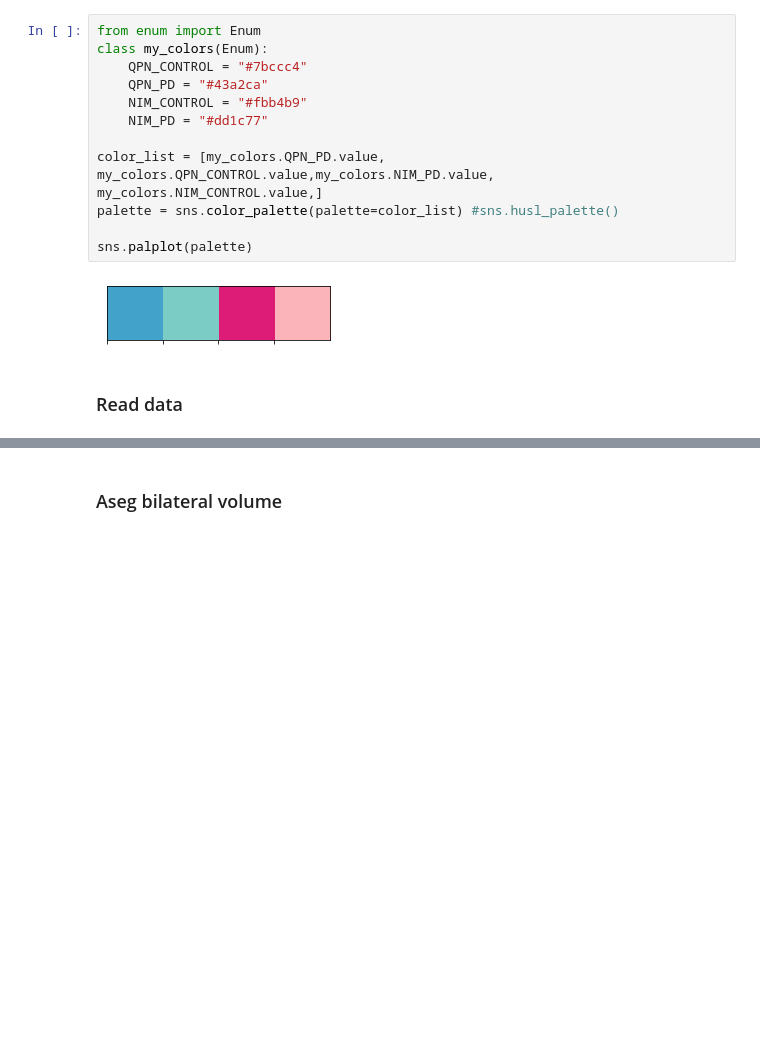
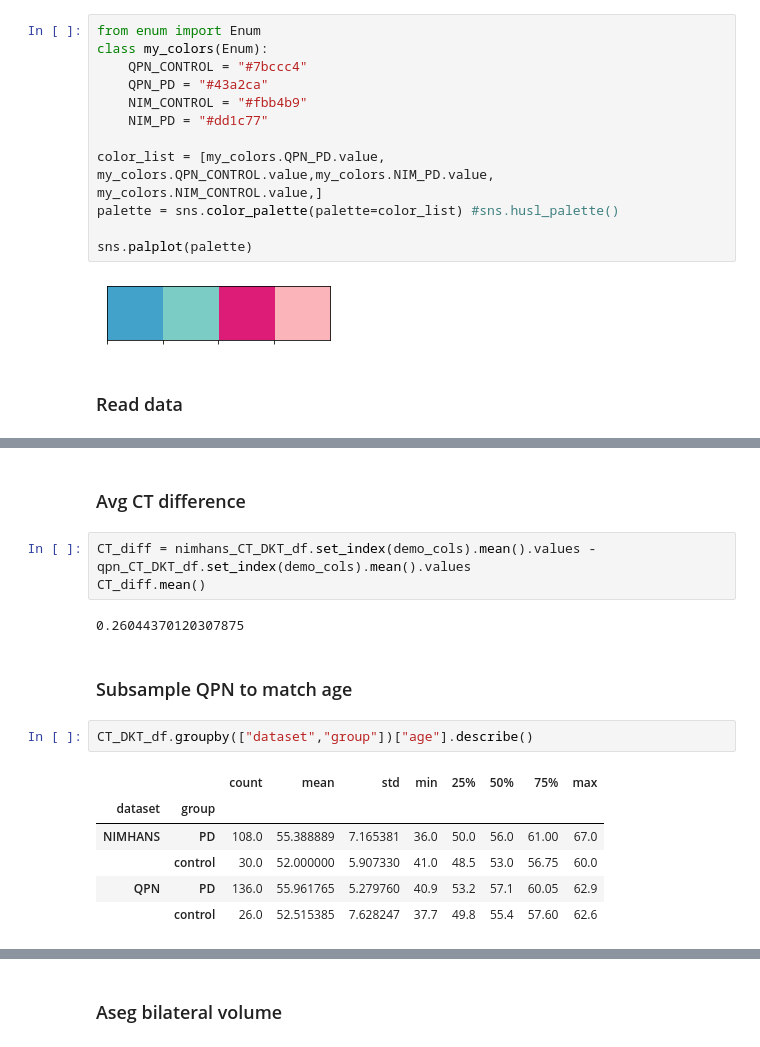
Before and after one commit to neurodatascience/mr_proc-nimhans_serb, a Jupyter notebook: analysis/CT/notebooks/population_comparisons.ipynb, the cells around one changed output, grey strips where cells are left out. Drawn from its saved outputs; the diff is of its cells as text; blank space fills up the shorter version.

```diff
--- a/analysis/CT/notebooks/population_comparisons.ipynb
+++ b/analysis/CT/notebooks/population_comparisons.ipynb
@@ -68,6 +79,24 @@ CT_DKT_df shape: (574, 38)
 | 3 | 2.974 | 2.603 | 1.819 | 3.802 | 2.701 | 2.399 | ... |
 | 4 | 3.015 | 2.939 | 1.998 | 4.177 | 3.054 | 2.831 | ... |
 5 rows × 38 columns
+# %% [markdown]
+### Avg CT difference
+# %%
+CT_diff = nimhans_CT_DKT_df.set_index(demo_cols).mean().values - qpn_CT_DKT_df.set_index(demo_cols).mean().values
+CT_diff.mean()
+# %% [output]
+0.26044370120307875
+# %% [markdown]
+### Subsample QPN to match age
+# %%
+CT_DKT_df.groupby(["dataset","group"])["age"].describe()
+# %% [output]
+|  |  | count | mean | std | min | 25% | 50% | 75% | max |
+| dataset | group |  |  |  |  |  |  |  |  |
+| NIMHANS | PD | 108.0 | 55.388889 | 7.165381 | 36.0 | 50.0 | 56.0 | 61.00 | 67.0 |
+|  | control | 30.0 | 52.000000 | 5.907330 | 41.0 | 48.5 | 53.0 | 56.75 | 60.0 |
+| QPN | PD | 136.0 | 55.961765 | 5.279760 | 40.9 | 53.2 | 57.1 | 60.05 | 62.9 |
+|  | control | 26.0 | 52.515385 | 7.628247 | 37.7 | 49.8 | 55.4 | 57.60 | 62.6 |
 # %%
 save_fig = False
 
```
Also changed, not shown: parts of 10 cells of this notebook, 1 other file.
